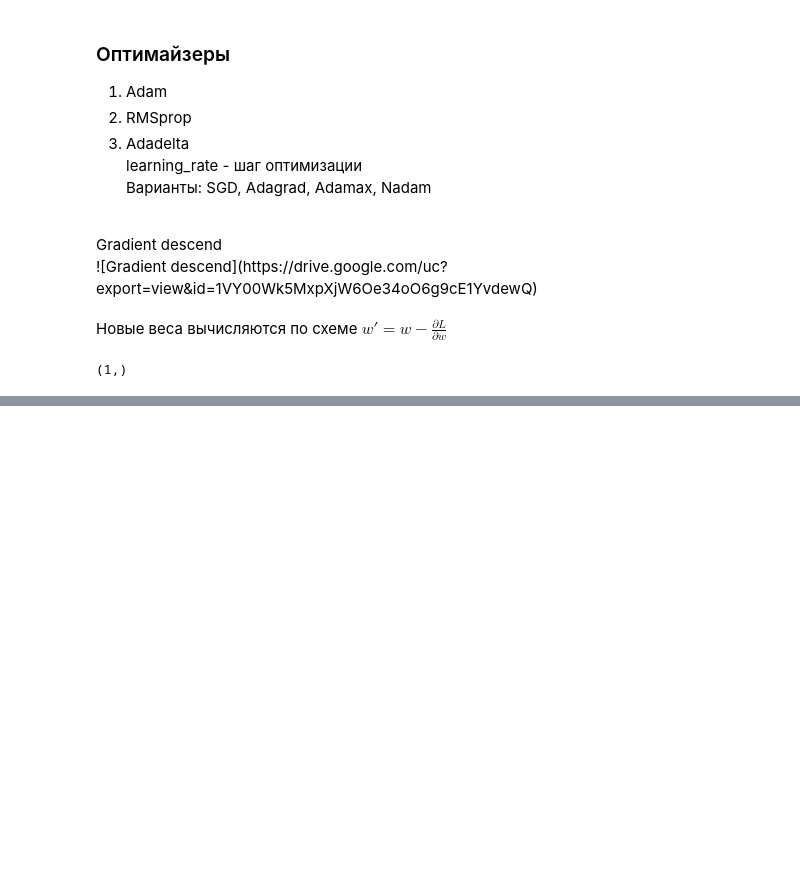
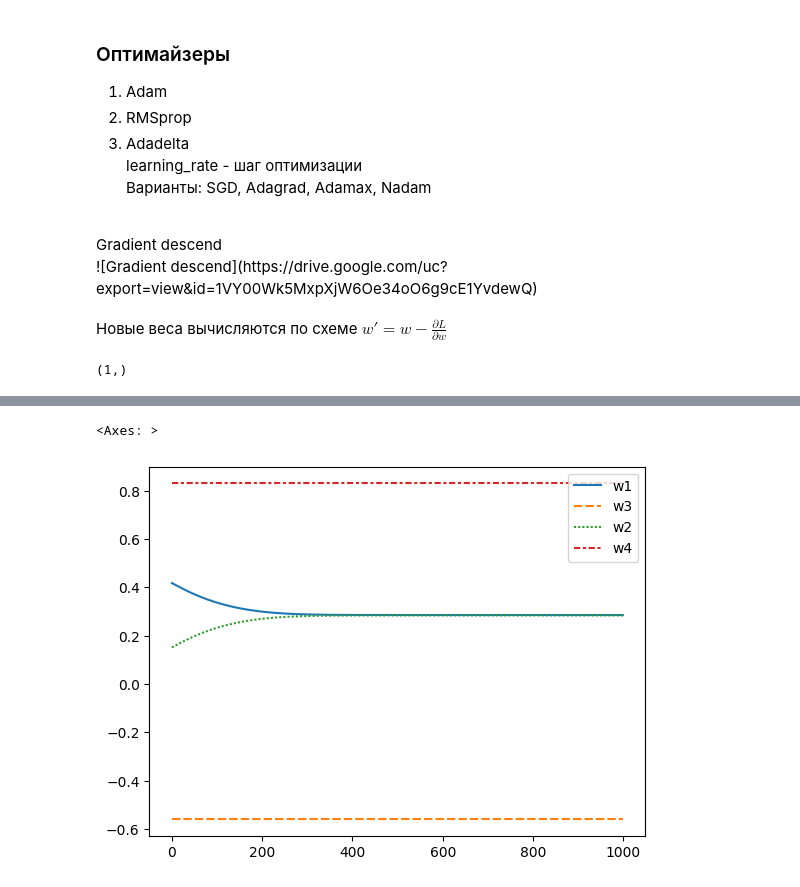
Before and after one commit to aleks-haksly/AI, a Jupyter notebook: L1/lecture_1.ipynb, the cells around one changed output, grey strips where cells are left out. Cells and saved outputs as stored; diff of their text form; code cells hidden in the pictures; blank space fills up the shorter version.

```diff
--- a/L1/lecture_1.ipynb
+++ b/L1/lecture_1.ipynb
@@ -216,0 +270,6 @@ model_test.set_weights(new_weights)
+# %%
+# посмотрим, как менялись веса в 1 слое в процессе обучения
+sns.lineplot(pd.DataFrame(df_weights[0].tolist()).rename(columns={0: 'w1', 1: 'w3', 2: 'w2', 3: 'w4'}))
+# %% [output]
+<Axes: >
+[figure, added]
```
Also changed, not shown: parts of 14 cells of this notebook.
